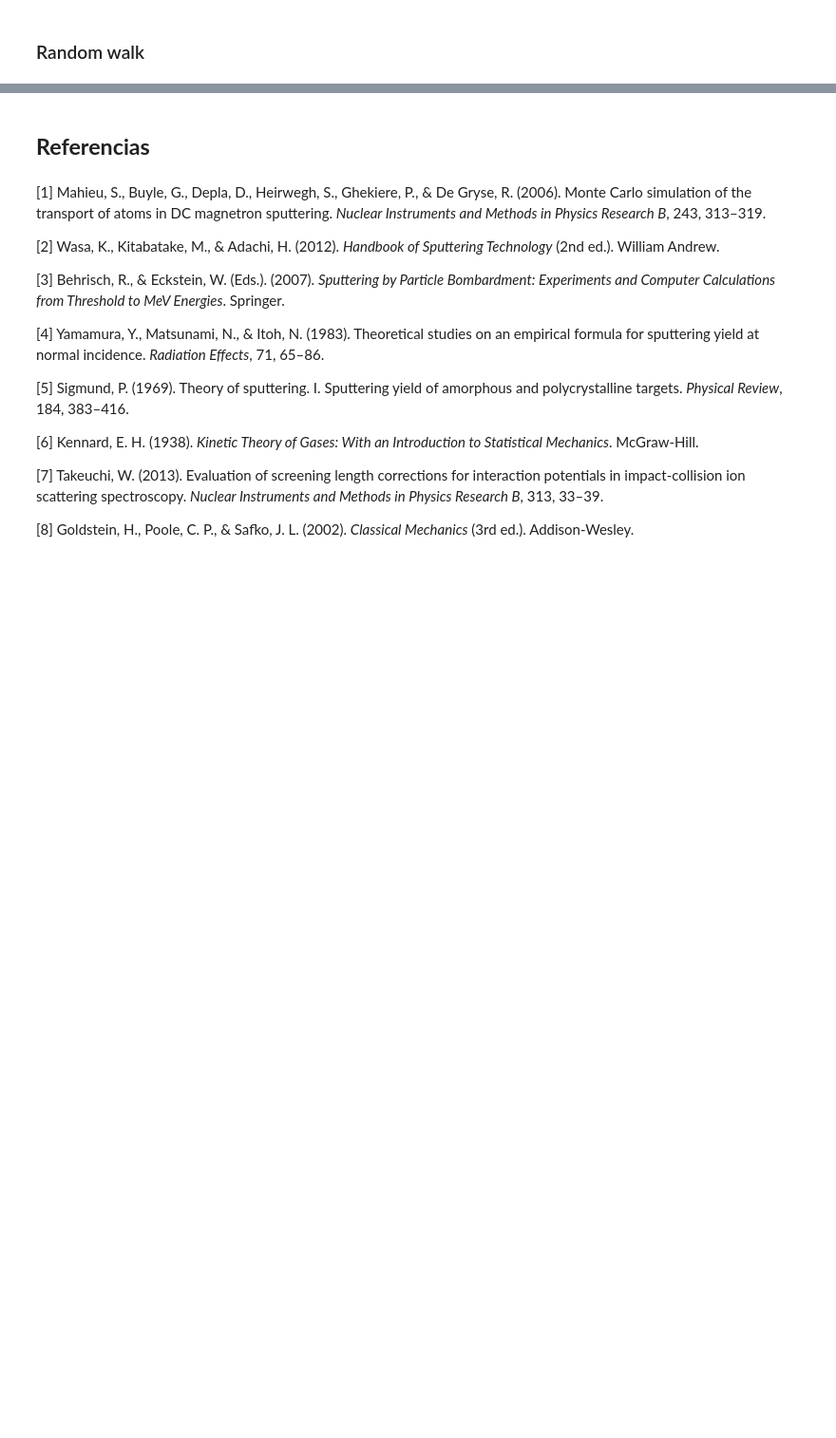
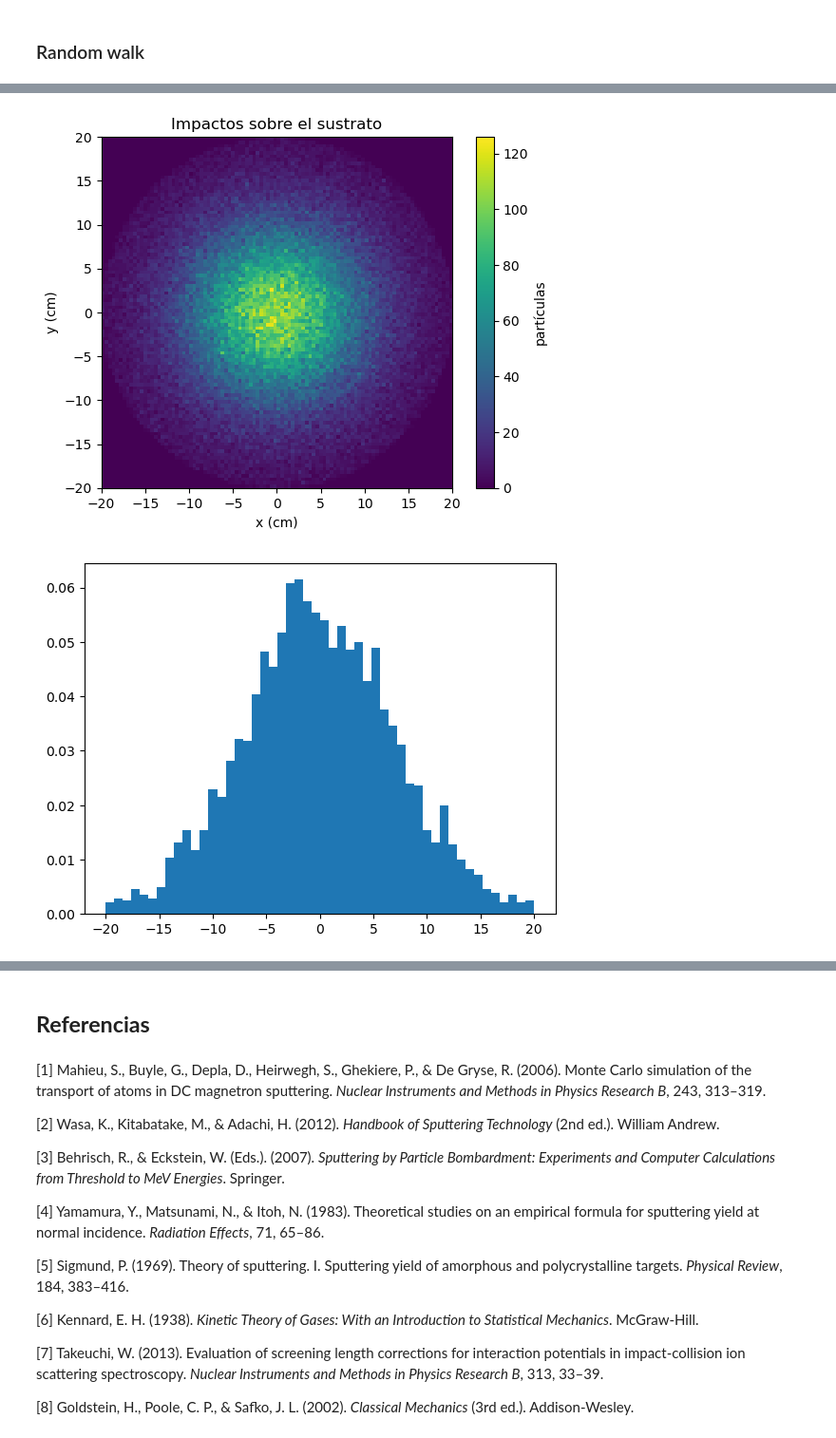
Before and after one commit to alexsandive/Monte-Carlo-Sputtering-Simulation_Proyecto-FS0200, a Jupyter notebook: Proyecto_AlexanderSancho.ipynb, the cells around one changed output, grey strips where cells are left out. Shown at 95% size. Cells and saved outputs as stored; diff of their text form; code cells hidden in the pictures; blank space fills up the shorter version.

Commit message:
Implementación de la evaluación del estado de la partícula y una rutina simula el sputtering.

```diff
--- a/Proyecto_AlexanderSancho.ipynb
+++ b/Proyecto_AlexanderSancho.ipynb
@@ -397,7 +397,7 @@ import matplotlib.pyplot as plt
 
 masaAr = 39.948 #uma
 numAr = 18
-radioAr = 7.1e-20 #m
+radioAr = 7.1e-11 #m
 presionAr = 30 #mTorr
 
 tempAr = 300 #K
@@ -413,19 +413,23 @@ E_superficial = 30 #eV
 
 # Caracterísitcas de la camara
 
-largo = 40 #cm
-ancho = 40 #cm
+largo = 50 #cm
+ancho = 50 #cm
 distBlancSustr = 13 #cm
+
+# Características sustrato
+
+R_sustrato = 20.0 #cm
 
 # Características blanco
 
-radioBlanco = 2.5 #cm
-radioRacetrack = 1.25 #cm
+radioBlanco = 5 #cm
+radioRacetrack = 3 #cm
 anchoRacetrack = 1.75 #cm
 
 # Otros parámetros
 
-numPartic = 1e5
+numPartic = 5e5
 y_coseno = 1
 
 def gamma_transferencia(Mg, Ms):
@@ -563,7 +597,7 @@ def theta_cm(b, Ecm, V = V_Moliere, dV = dV_num, r_guess = None, encontrar_r0 =
 # %% [markdown]
 ### Estado después de cada colisión
 # %%
-def theta_lab_desde_cm(theta_cm, Ms=masaPul, Mg=masaAr):
+def theta_lab(theta_cm, Ms=masaPul, Mg=masaAr):
     """
     Ángulo polar de deflexión en el sistema del laboratorio (rad), medido respecto
     a la dirección de movimiento ANTES de la colisión:
@@ -617,7 +651,7 @@ def actualizar_direccion(direccion, theta_lab, phi_lab=None, rng=rng):
 
     s = np.sqrt(np.clip(1.0 - uz**2, 0.0, None))
     cond = s < 1e-12                     # dirección paralela a z
-    s_seguro = np.where(polo, 1.0, s)    # evita dividir por cero
+    s_seguro = np.where(cond, 1.0, s)    # evita dividir por cero
 
     nx = np.where(cond, st*cp, st*(ux*uz*cp - uy*sp)/s_seguro + ux*ct)
     ny = np.where(cond, st*sp, st*(uy*uz*cp + ux*sp)/s_seguro + uy*ct)
@@ -720,0 +838,22 @@ def random_walk(pos, E_term=0.0259, z_sustrato=distBlancSustr, semi_lado=largo/2
+# %%
+x = depositadas[:, 0]
+y = depositadas[:, 1]
+
+plt.hist2d(x, y, bins=100,
+           range=[[-R_sustrato, R_sustrato]]*2)
+plt.gca().set_aspect('equal')
+plt.xlabel('x (cm)'); plt.ylabel('y (cm)')
+plt.title('Impactos sobre el sustrato')
+plt.colorbar(label='partículas')
+plt.show()
+
+y0 = 0.0          # cm
+ancho = 0.3       # cm, grosor total de la franja
+
+en_franja = np.abs(y - y0) < ancho/2
+x_en_y0 = x[en_franja]
+plt.hist(x_en_y0, bins=50, range=[-R_sustrato, R_sustrato], density = True)
+plt.show()
+# %% [output]
+[figure, added]
+[figure, added]
```
Also changed, not shown: parts of 8 cells of this notebook.
